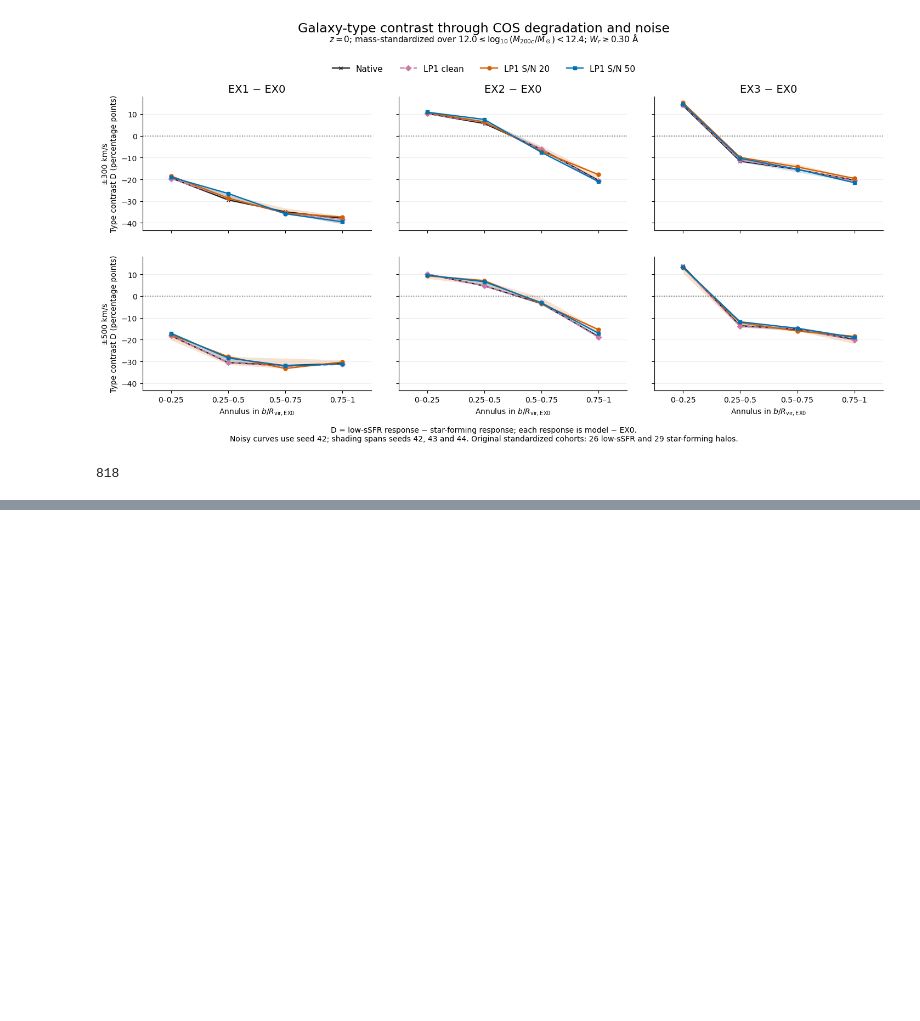
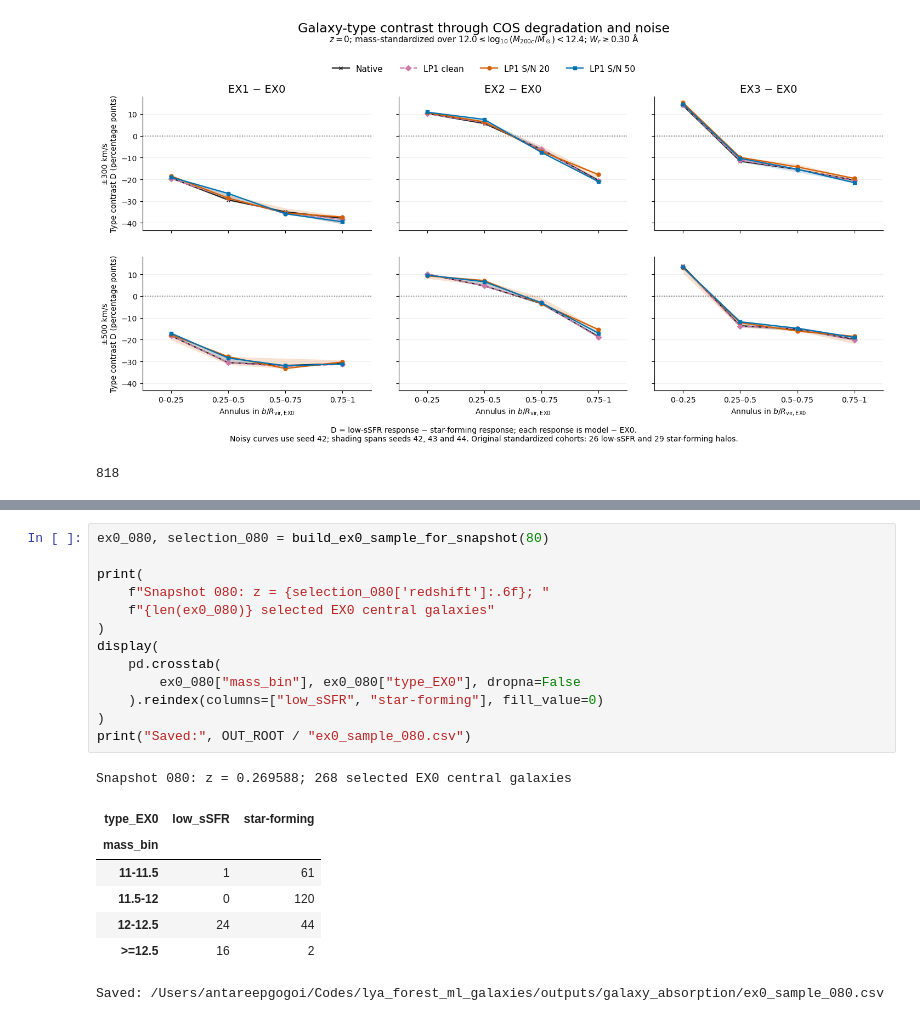
Before and after one commit to gogoi7/lya_forest_ml, a Jupyter notebook: notebooks/03_experiments.ipynb, the cells around one changed output, grey strips where cells are left out. Cells and saved outputs as stored; diff of their text form; blank space fills up the shorter version.

```diff
--- a/notebooks/03_experiments.ipynb
+++ b/notebooks/03_experiments.ipynb
@@ -3714,0 +3849,22 @@ robustness_caption = (
+# %%
+ex0_080, selection_080 = build_ex0_sample_for_snapshot(80)
+
+print(
+    f"Snapshot 080: z = {selection_080['redshift']:.6f}; "
+    f"{len(ex0_080)} selected EX0 central galaxies"
+)
+display(
+    pd.crosstab(
+        ex0_080["mass_bin"], ex0_080["type_EX0"], dropna=False
+    ).reindex(columns=["low_sSFR", "star-forming"], fill_value=0)
+)
+print("Saved:", OUT_ROOT / "ex0_sample_080.csv")
+# %% [output]
+Snapshot 080: z = 0.269588; 268 selected EX0 central galaxies
+| type_EX0 | low_sSFR | star-forming |
+| mass_bin |  |  |
+| 11-11.5 | 1 | 61 |
+| 11.5-12 | 0 | 120 |
+| 12-12.5 | 24 | 44 |
+| >=12.5 | 16 | 2 |
+Saved: /Users/antareepgogoi/Codes/lya_forest_ml_galaxies/outputs/galaxy_absorption/ex0_sample_080.csv
```
Also changed, not shown: parts of 9 cells of this notebook, 5 other files.
